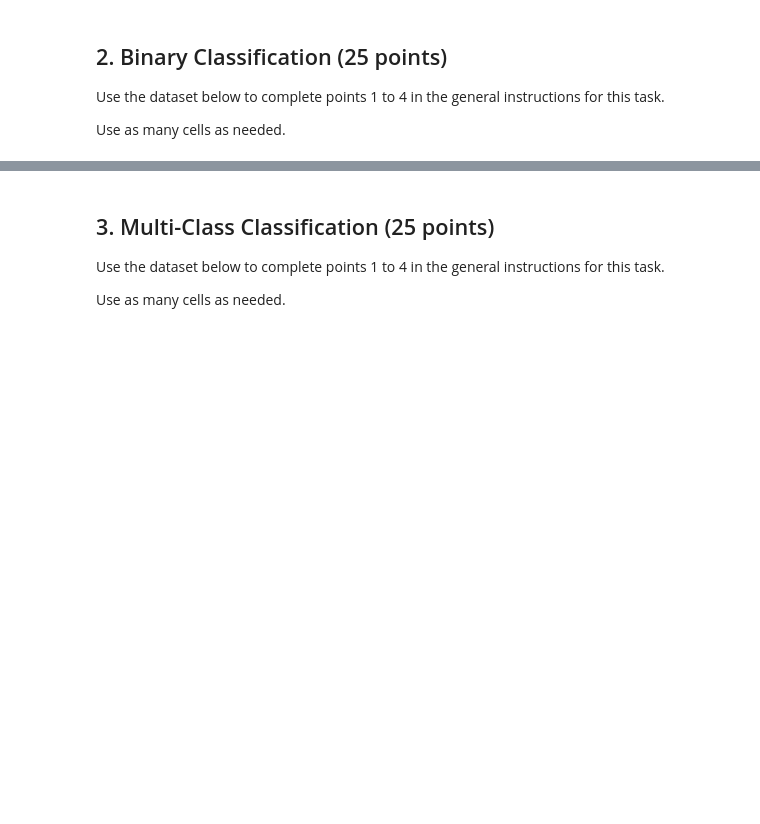
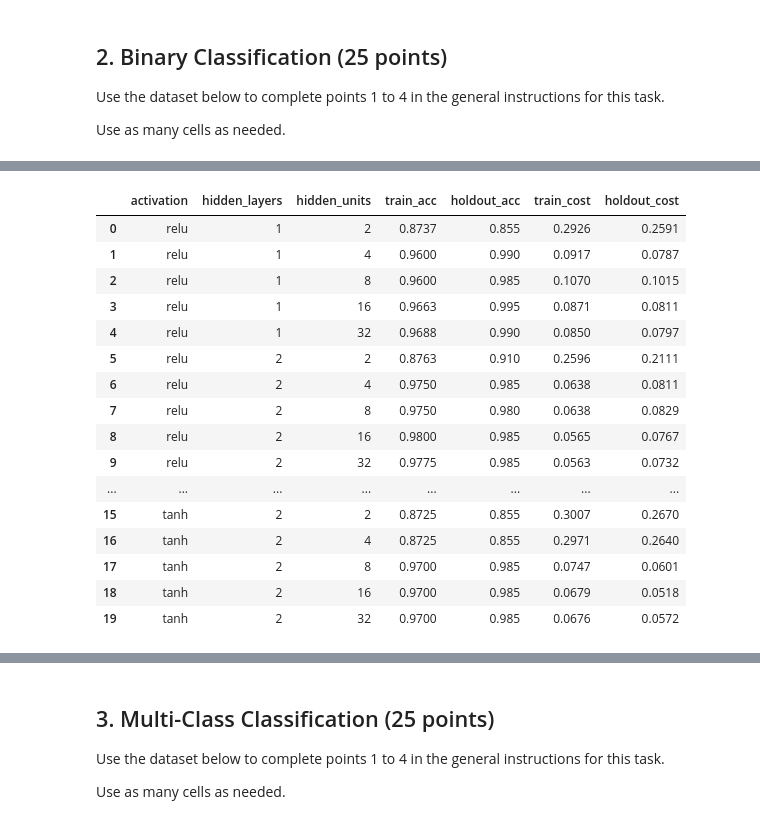
Before and after one commit to james-torgerson/ds4021_lab04, a Jupyter notebook: 04-manual-mlps.ipynb, the cells around one changed output, grey strips where cells are left out. Drawn from its saved outputs; the diff is of its cells as text; code cells hidden in the pictures; blank space fills up the shorter version.

```diff
--- a/04-manual-mlps.ipynb
+++ b/04-manual-mlps.ipynb
@@ -103,0 +223,48 @@ X, y = make_moons(n_samples=1000, noise=0.2, random_state=42)
+# %%
+# compare different neural network configurations
+
+results = []
+
+# test relu and tanh activation functions
+for activation in ["relu", "tanh"]:
+    for n_hidden in [2, 4, 8, 16, 32]:
+        for n_layers in [1, 2]:
+
+            # make neural network and train model
+            model = BinaryMLP(2, n_hidden, n_layers=n_layers, activation=activation)
+            model.fit(X_train_t, y_train_t, epochs=200, lr=0.05,
+                      X_val=X_test_t, y_val=y_test_t)
+            results.append({
+                "activation": activation,
+                "hidden_layers": n_layers,
+                "hidden_units": n_hidden,
+                "train_acc": accuracy_b(y_train_t, model.predict(X_train_t)),
+                "holdout_acc": accuracy_b(y_test_t, model.predict(X_test_t)),
+                "train_cost": model.history["train_cost"][-1],
+                "holdout_cost": model.history["val_cost"][-1],
+            })
+
+# make dataframe with results that sorts by model configuration
+results_df = (pd.DataFrame(results)
+                .sort_values(["activation", "hidden_layers", "hidden_units"])
+                .reset_index(drop=True)
+                .round(4))
+results_df
+# %% [output]
+|  | activation | hidden_layers | hidden_units | train_acc | holdout_acc | train_cost | holdout_cost |
+| 0 | relu | 1 | 2 | 0.8737 | 0.855 | 0.2926 | 0.2591 |
+| 1 | relu | 1 | 4 | 0.9600 | 0.990 | 0.0917 | 0.0787 |
+| 2 | relu | 1 | 8 | 0.9600 | 0.985 | 0.1070 | 0.1015 |
+| 3 | relu | 1 | 16 | 0.9663 | 0.995 | 0.0871 | 0.0811 |
+| 4 | relu | 1 | 32 | 0.9688 | 0.990 | 0.0850 | 0.0797 |
+| 5 | relu | 2 | 2 | 0.8763 | 0.910 | 0.2596 | 0.2111 |
+| 6 | relu | 2 | 4 | 0.9750 | 0.985 | 0.0638 | 0.0811 |
+| 7 | relu | 2 | 8 | 0.9750 | 0.980 | 0.0638 | 0.0829 |
+| 8 | relu | 2 | 16 | 0.9800 | 0.985 | 0.0565 | 0.0767 |
+| 9 | relu | 2 | 32 | 0.9775 | 0.985 | 0.0563 | 0.0732 |
+| ... | ... | ... | ... | ... | ... | ... | ... |
+| 15 | tanh | 2 | 2 | 0.8725 | 0.855 | 0.3007 | 0.2670 |
+| 16 | tanh | 2 | 4 | 0.8725 | 0.855 | 0.2971 | 0.2640 |
+| 17 | tanh | 2 | 8 | 0.9700 | 0.985 | 0.0747 | 0.0601 |
+| 18 | tanh | 2 | 16 | 0.9700 | 0.985 | 0.0679 | 0.0518 |
+| 19 | tanh | 2 | 32 | 0.9700 | 0.985 | 0.0676 | 0.0572 |
```
Also changed, not shown: parts of 7 cells of this notebook.
